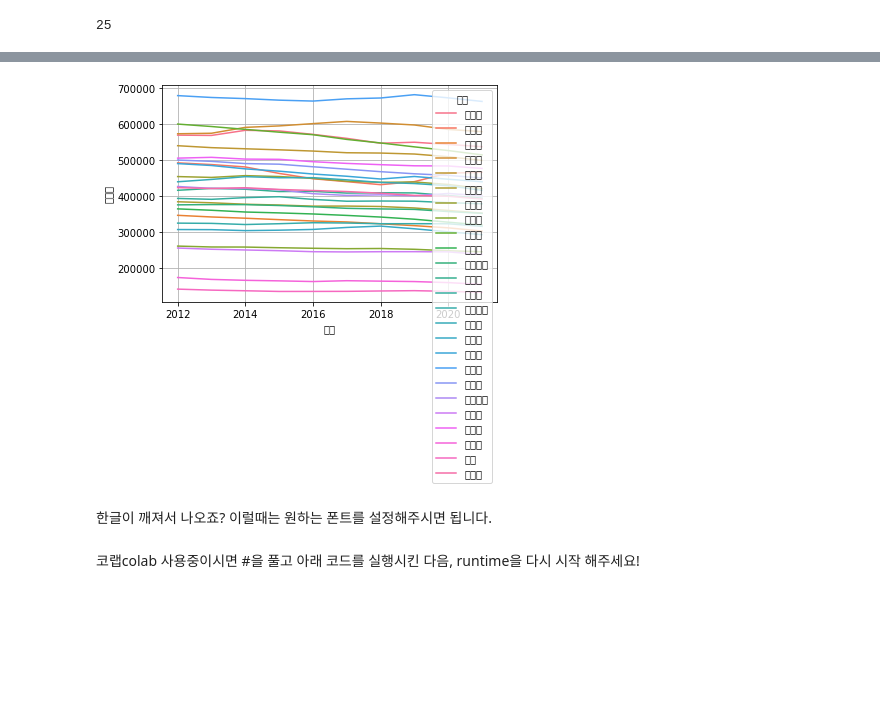
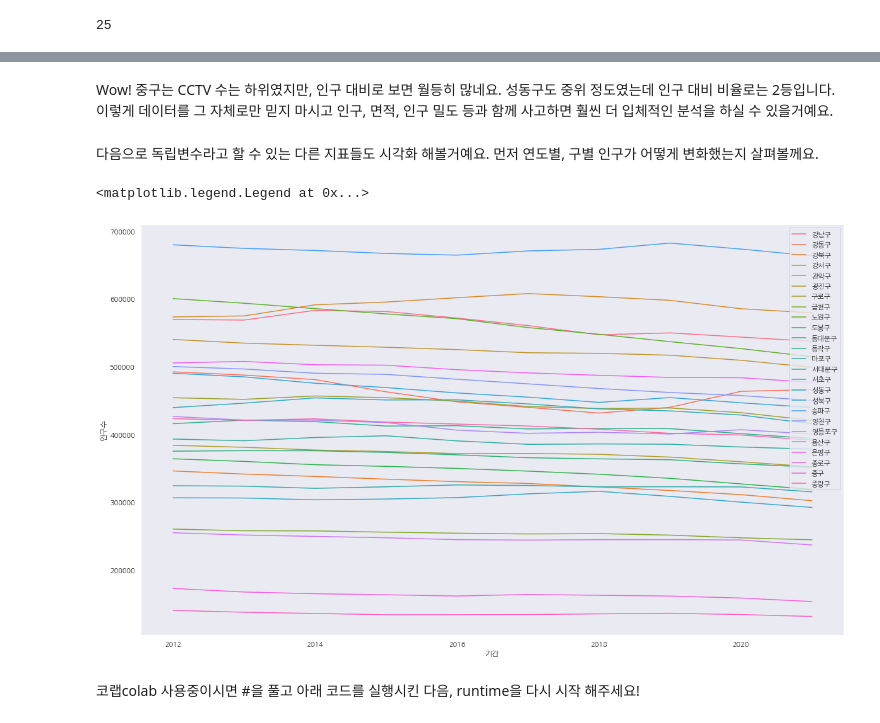
Before and after one commit to Team-COSADAMA/Data-Science-Intro, a Jupyter notebook: week2/week2.ipynb, the cells around one changed output, grey strips where cells are left out. Drawn from its saved outputs; the diff is of its cells as text; code cells hidden in the pictures; blank space fills up the shorter version.

```diff
--- a/week2/week2.ipynb
+++ b/week2/week2.ipynb
@@ -265,7 +265,7 @@ pop_Seoul.head()  # 데이터 앞의 5줄만 보여줘!
 # %% [markdown]
 역시나 column 제목들이 마음에 안들죠? index 1번째 줄에 있는 것으로 타이틀을 변경하고 싶고, 필요한 컬럼만 가져오고 싶어요. 그럴 때는 아래와 같이 하시면 됩니다.
 # %%
-pop_Seoul = pd.read_excel('C:/Users/jung6/Downloads/Report.xls',
+pop_Seoul = pd.read_excel('/Report.xls',
                           header= 2,                       # header는 row 2번째줄로!
                           usecols = 'A, B, D, E, F, G, J, M, N, O, P',       # 요 columns만 가져온다!
                           )
@@ -562,0 +687,14 @@ len(pop_Seoul['구별'].unique())
+# %%
+import platform
+
+from matplotlib import font_manager, rc
+plt.rcParams['axes.unicode_minus'] = False
+
+if platform.system() == 'Darwin':
+    rc('font', family='AppleGothic')
+elif platform.system() == 'Windows':
+    path = "c:/Windows/Fonts/malgun.ttf"
+    font_name = font_manager.FontProperties(fname=path).get_name()
+    rc('font', family=font_name)
+else:
+    print('Unknown system')
@@ -563,24 +728,23 @@ len(pop_Seoul['구별'].unique())
+# %% [markdown]
+Wow! 중구는 CCTV 수는 하위였지만, 인구 대비로 보면 월등히 많네요. 성동구도 중위 정도였는데 인구 대비 비율로는 2등입니다. 이렇게 데이터를 그 자체로만 믿지 마시고 인구, 면적, 인구 밀도 등과 함께 사고하면 훨씬 더 입체적인 분석을 하실 수 있을거예요.
+# %% [markdown]
+다음으로 독립변수라고 할 수 있는 다른 지표들도 시각화 해볼거예요. 먼저 연도별, 구별 인구가 어떻게 변화했는지 살펴볼께요.
 # %%
 # pop_Seoul 시각화
 
 import seaborn as sns
 import matplotlib.pyplot as plt
 %matplotlib inline
 
-# colors = sns.color_palette('tab20', len(pop_Seoul['구별'].unique()))
+sns.set(font="NanumGothic",
+        rc={"axes.unicode_minus":False, 'figure.figsize':(20,12)},
+        style='darkgrid')
 
-# pop_Seoul_gby.plot(grid=False, figsize=(20,14), color = colors, linewidth=20)
+
 fig25, ax25 = plt.subplots()
-sns.lineplot(ax = ax25, x= '기간', y='인구수', hue = '구별', data = pop_Seoul_gby)#, color = colors)
+sns.lineplot(ax = ax25, x= '기간', y='인구수', hue = '구별', data = pop_Seoul_gby)
 ax25.grid()
-
-# plt.legend()
-# #plt.xticks(rotation=360)
-# plt.ylabel("인구수")
-# plt.xlabel("연도")
-# plt.title("지역별 인구 변화")
-# plt.show()
+plt.legend(loc='upper right')
 # %% [output]
+<matplotlib.legend.Legend at 0x...>
-[figure, old version]
+[figure, new version]
-# %% [markdown]
-한글이 깨져서 나오죠? 이럴때는 원하는 폰트를 설정해주시면 됩니다.
```
Also changed, not shown: parts of 70 cells of this notebook, 1 other file.
